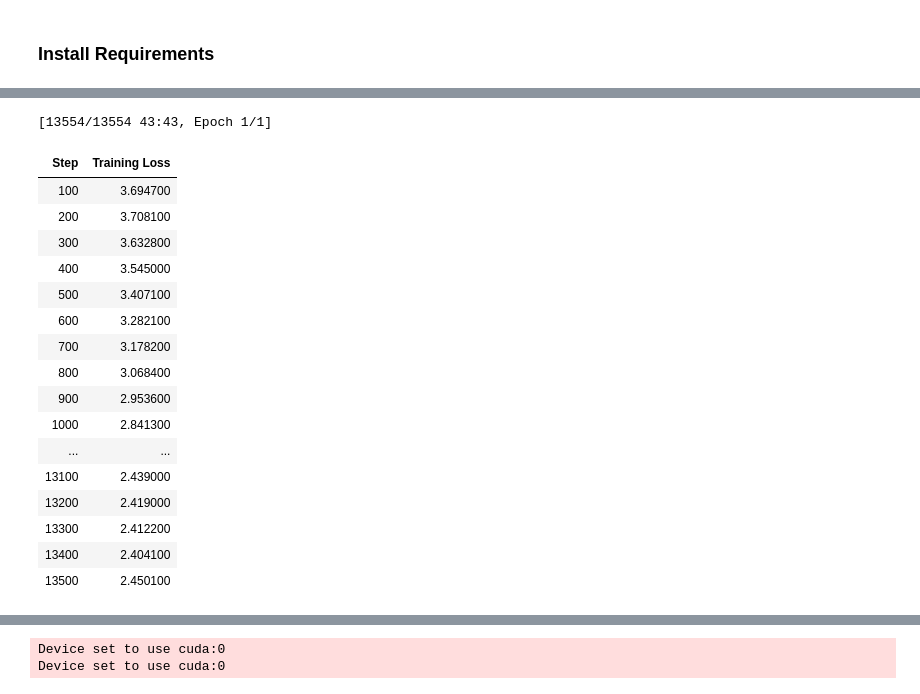
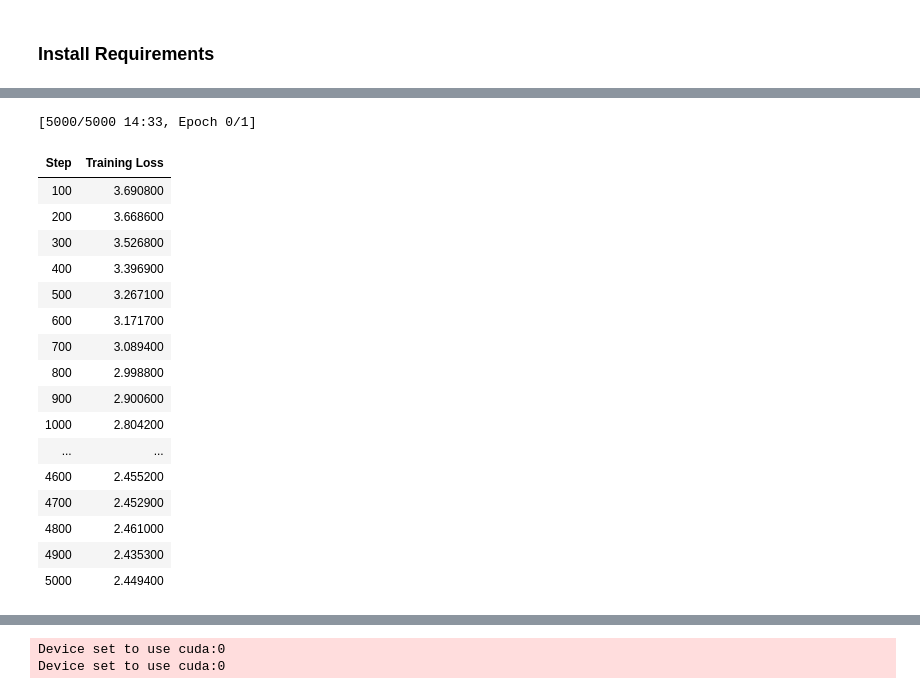
Before and after one commit to saravanan-nj/notebooks, a Jupyter notebook: qlora-tiny-llm.ipynb, the cells around one changed output, grey strips where cells are left out. Drawn from its saved outputs; the diff is of its cells as text; code cells hidden in the pictures.

```diff
--- a/qlora-tiny-llm.ipynb
+++ b/qlora-tiny-llm.ipynb
@@ -78,7 +102,7 @@ model.config.pretraining_tp = 1
 peft_config = LoraConfig(
     lora_alpha=16,
     lora_dropout=0.1,
-    r=64,
+    r=32,
     bias="none",
     task_type="CAUSAL_LM",
 )
@@ -96,7 +120,7 @@ training_arguments = SFTConfig(
     fp16=False,
     bf16=False,
     max_grad_norm=0.3,
-    max_steps=-1,
+    max_steps=5000,
     warmup_ratio=0.03,
     group_by_length=True,
     lr_scheduler_type="cosine",
@@ -116,52 +140,52 @@ def formatted_prompts_func(example):
   for i in range(len(example["description"])):
     output_texts.append(f"""
 ### Instruction:
 Given a movie description, read the description, understand and analyse the story of the movie based on the given description and return the genre of the movie.
 
 ### Description:
 {example["description"][i]}
 
 ### Genre:
-{example["genre"][i].strip()}
+{(example["genre"][i] or '' ).strip()}
 <|endresponse>
 """)
   # print_tokens_with_ids(output_texts[0])
   return output_texts
 
-response_template ="\n### Genre:"
+response_template ="\n### Description:"
 collator = DataCollatorForCompletionOnlyLM(tokenizer.encode(response_template, add_special_tokens=False)[:2], tokenizer=tokenizer)
 
 
 trainer = SFTTrainer(
     model=model,
     train_dataset=dataset,
     peft_config=peft_config,
     args=training_arguments,
     processing_class=tokenizer,
     formatting_func=formatted_prompts_func,
     data_collator=collator
 )
 trainer.train()
 trainer.model.save_pretrained("imdb-classifier")
 # %% [output]
-[13554/13554 43:43, Epoch 1/1]
+[5000/5000 14:33, Epoch 0/1]
 | Step | Training Loss |
-| 100 | 3.694700 |
-| 200 | 3.708100 |
-| 300 | 3.632800 |
-| 400 | 3.545000 |
-| 500 | 3.407100 |
-| 600 | 3.282100 |
-| 700 | 3.178200 |
-| 800 | 3.068400 |
-| 900 | 2.953600 |
-| 1000 | 2.841300 |
+| 100 | 3.690800 |
+| 200 | 3.668600 |
+| 300 | 3.526800 |
+| 400 | 3.396900 |
+| 500 | 3.267100 |
+| 600 | 3.171700 |
+| 700 | 3.089400 |
+| 800 | 2.998800 |
+| 900 | 2.900600 |
+| 1000 | 2.804200 |
 | ... | ... |
-| 13100 | 2.439000 |
-| 13200 | 2.419000 |
-| 13300 | 2.412200 |
-| 13400 | 2.404100 |
-| 13500 | 2.450100 |
+| 4600 | 2.455200 |
+| 4700 | 2.452900 |
+| 4800 | 2.461000 |
+| 4900 | 2.435300 |
+| 5000 | 2.449400 |
 # %%
 !zip -r imdb-classifier.zip results imdb-classifier
 # %% [output]
```
Also changed, not shown: parts of 7 cells of this notebook.
